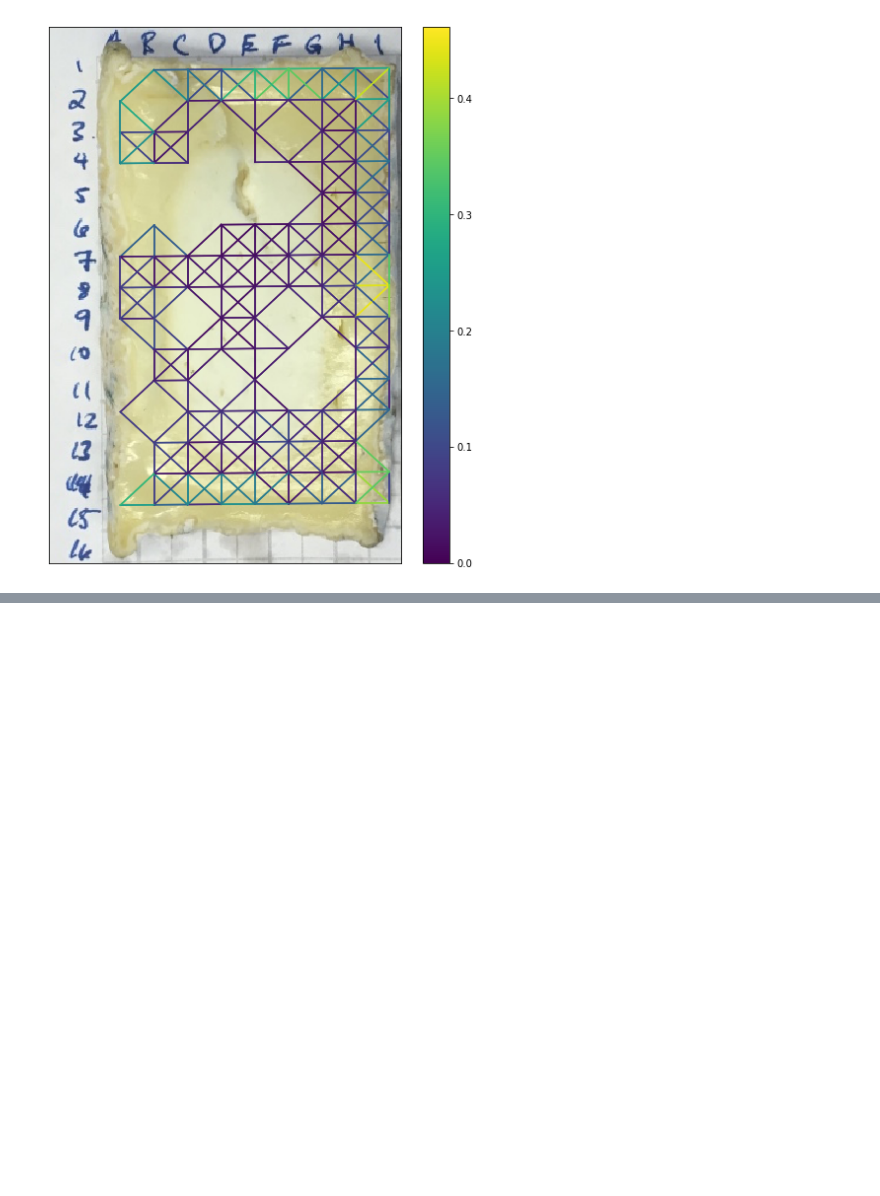
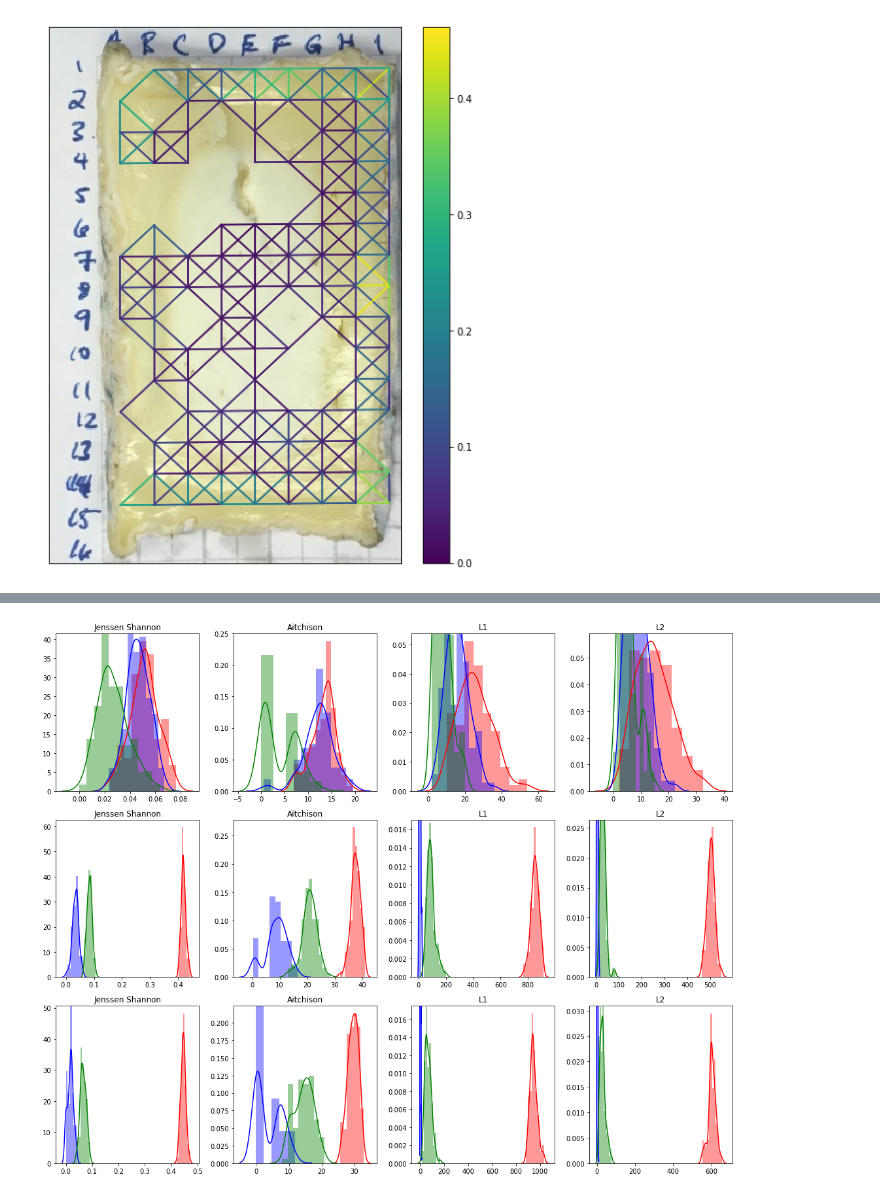
Before and after one commit to afcarl/harsh-storm, a Jupyter notebook: harsh-storm/cheeses/cheese-map.ipynb, the cells around one changed output, grey strips where cells are left out. Cells and saved outputs as stored; diff of their text form; code cells hidden in the pictures; blank space fills up the shorter version.

```diff
--- a/harsh-storm/cheeses/cheese-map.ipynb
+++ b/harsh-storm/cheeses/cheese-map.ipynb
@@ -140,0 +166,65 @@ _ = plt.yticks([])
+# %%
+# L1 distance
+from scipy.spatial.distance import cityblock
+L1 = cityblock
+
+# L2 distance
+from scipy.spatial.distance import euclidean
+L2 = euclidean
+
+# Aitchison distance
+from skbio.stats.composition import clr, multiplicative_replacement
+aitchison = lambda x, y: euclidean(clr(multiplicative_replacement(x, delta=0.000001)),
+                                   clr(multiplicative_replacement(y, delta=0.000001)))
+# %%
+import seaborn as sns
+fig, ax = plt.subplots(3, 4, figsize=(15, 12), sharey=False)
+boots = 100
+depth = 1000
+for i, p in enumerate(boot_pairs):
+    p1, p2 = p
+    # across distances
+    jsd_boots = scaling_function(jsd, x=table.loc[p1],
+                                 y=table.loc[p2], k=boots, N=depth)
+    L1_boots = scaling_function(L1, x=table.loc[p1],
+                                y=table.loc[p2], k=boots, N=depth)
+    L2_boots = scaling_function(L2, x=table.loc[p1],
+                                y=table.loc[p2], k=boots, N=depth)
+    aitchison_boots = scaling_function(aitchison, x=table.loc[p1],
+                                       y=table.loc[p2], k=boots, N=depth)
+    plot_distance_histograms(jsd_boots, aitchison_boots,
+                             L1_boots, L2_boots,
+                             ax[i][0], ax[i][1],
+                             ax[i][2], ax[i][3], color='red')
+
+    # within distances
+
+    jsd_same_boots = scaling_function(jsd, x=table.loc[p1],
+                                      y=table.loc[p1], k=boots, N=depth)
+    L1_same_boots = scaling_function(L1, x=table.loc[p1],
+                                     y=table.loc[p1], k=boots, N=depth)
+    L2_same_boots = scaling_function(L2, x=table.loc[p1],
+                                     y=table.loc[p1], k=boots, N=depth)
+    aitchison_same_boots = scaling_function(aitchison, x=table.loc[p1],
+                                            y=table.loc[p1], k=boots, N=depth)
+    plot_distance_histograms(jsd_same_boots, aitchison_same_boots,
+                             L1_same_boots, L2_same_boots,
+                             ax[i][0], ax[i][1],
+                             ax[i][2], ax[i][3], color='blue')
+
+    jsd_same_boots = scaling_function(jsd, x=table.loc[p2],
+                                      y=table.loc[p2], k=boots, N=depth)
+    L1_same_boots = scaling_function(L1, x=table.loc[p2],
+                                     y=table.loc[p2], k=boots, N=depth)
+    L2_same_boots = scaling_function(L2, x=table.loc[p2],
+                                     y=table.loc[p2], k=boots, N=depth)
+    aitchison_same_boots = scaling_function(aitchison, x=table.loc[p2],
+                                            y=table.loc[p2], k=boots, N=depth)
+    plot_distance_histograms(jsd_same_boots, aitchison_same_boots,
+                             L1_same_boots, L2_same_boots,
+                             ax[i][0], ax[i][1],
+                             ax[i][2], ax[i][3], color='green')
+
+plt.tight_layout()
+# %% [output]
+[figure, added]
```
Also changed, not shown: parts of 2 cells of this notebook.
